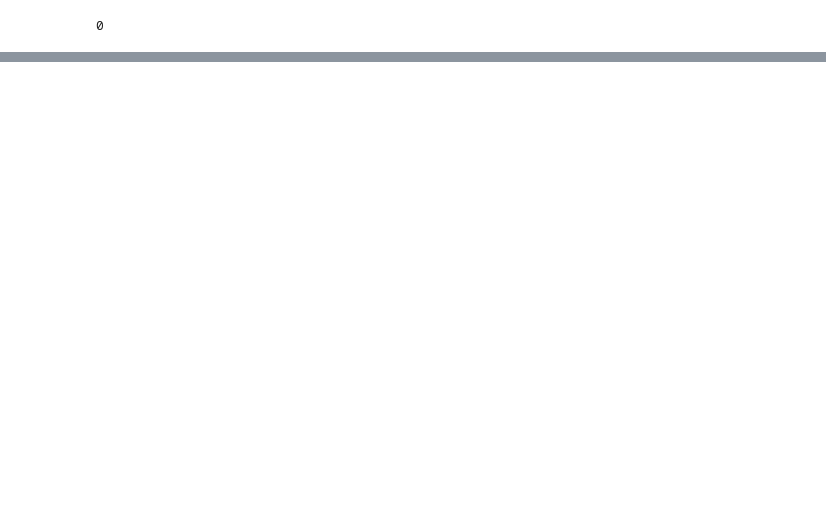
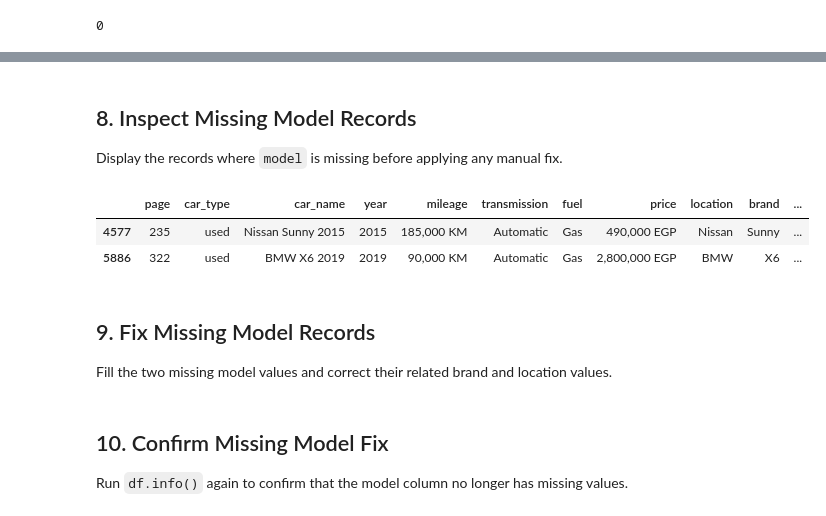
Before and after one commit to ahmedbassiouny7/Egypt-used-cars-data-pipeline, a Jupyter notebook: Data-Cleaning.ipynb, the cells around one changed output, grey strips where cells are left out. Saved outputs shown, nothing was run; the diff lists cells and outputs as text; code cells hidden in the pictures; blank space fills up the shorter version.

```diff
--- a/Data-Cleaning.ipynb
+++ b/Data-Cleaning.ipynb
@@ -106,0 +101,14 @@ df[(df["car_url"].duplicated()) &
+# %% [markdown]
+## 8. Inspect Missing Model Records
+
+Display the records where `model` is missing before applying any manual fix.
+# %%
+df[df['model'].isna()]
+# %% [output]
+|  | page | car_type | car_name | year | mileage | transmission | fuel | price | location | brand | ... |
+| 4577 | 235 | used | Nissan Sunny 2015 | 2015 | 185,000 KM | Automatic | Gas | 490,000 EGP | Nissan | Sunny | ... |
+| 5886 | 322 | used | BMW X6 2019 | 2019 | 90,000 KM | Automatic | Gas | 2,800,000 EGP | BMW | X6 | ... |
+# %% [markdown]
+## 9. Fix Missing Model Records
+
+Fill the two missing model values and correct their related brand and location values.
@@ -106,0 +119,4 @@ df[(df["car_url"].duplicated()) &
+# %% [markdown]
+## 10. Confirm Missing Model Fix
+
+Run `df.info()` again to confirm that the model column no longer has missing values.
```
Also changed, not shown: parts of 41 cells of this notebook.
